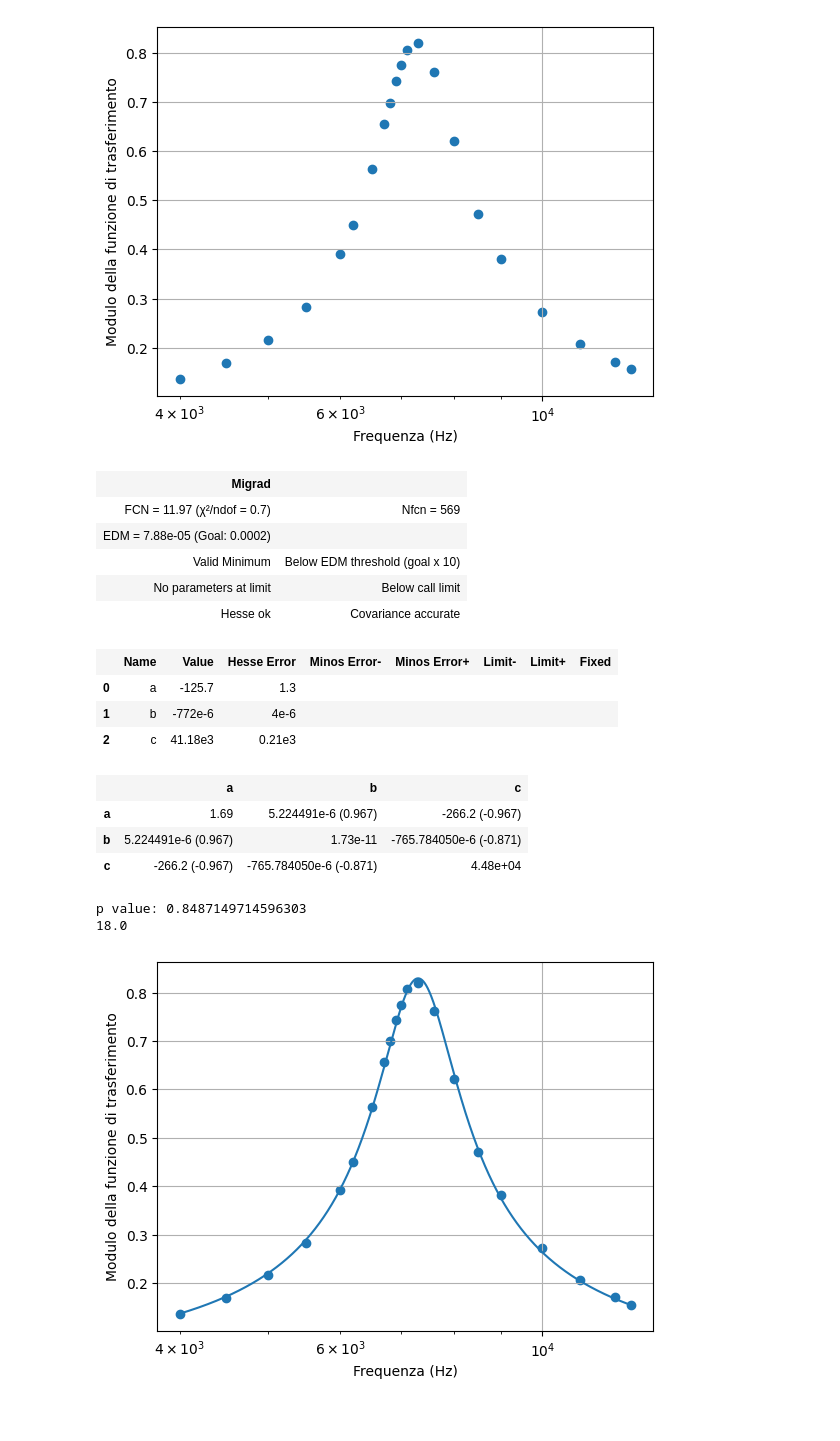
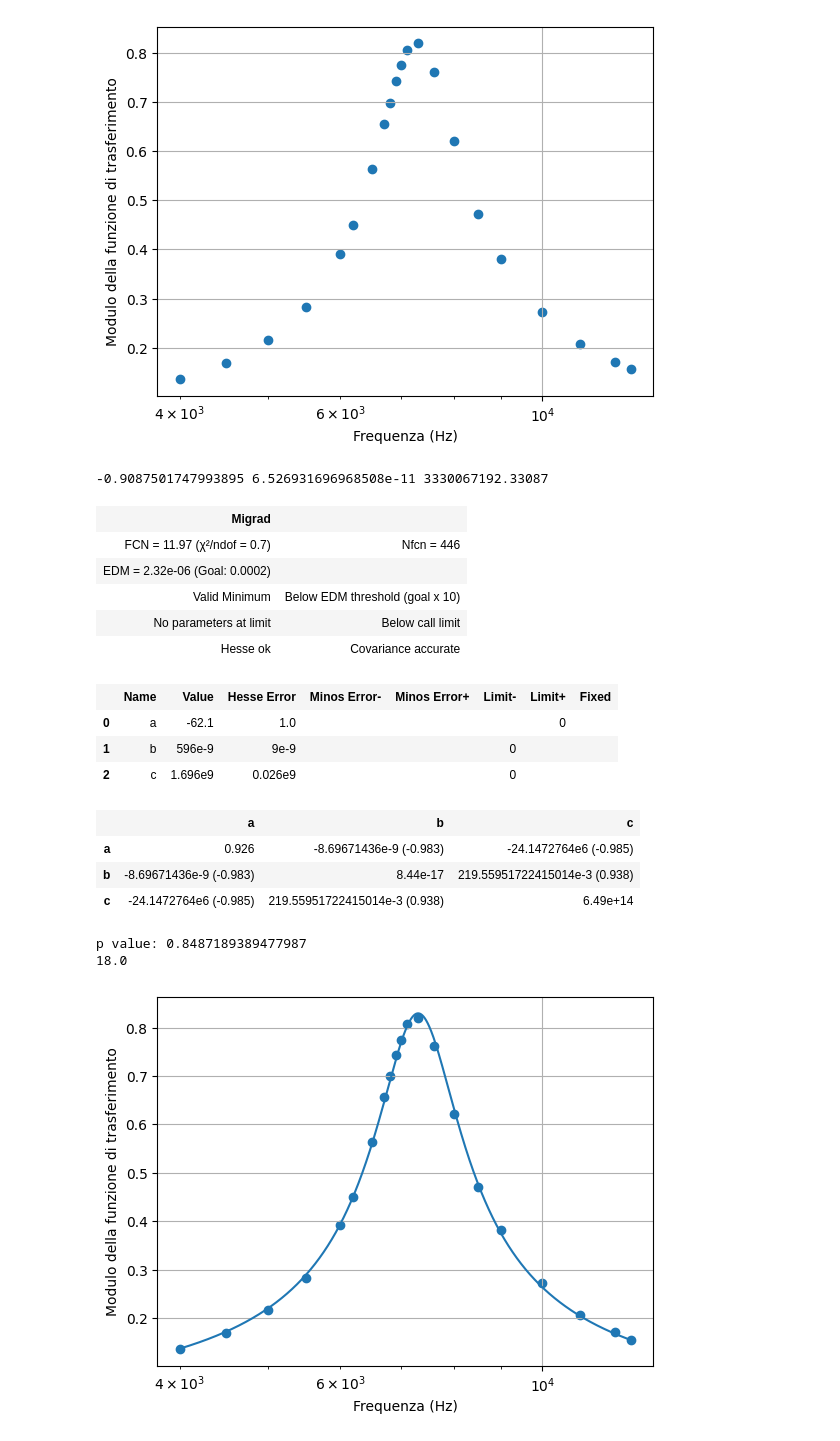
Before and after one commit to ARossiUnimib/Laboratorio-2---Gruppo-21-A.A.-2023-24, a Jupyter notebook: Notebooks/Circuiti_3/Circuiti_3.ipynb, the cells around one changed output. Drawn from its saved outputs; the diff is of its cells as text; code cells hidden in the pictures.

```diff
--- a/Notebooks/Circuiti_3/Circuiti_3.ipynb
+++ b/Notebooks/Circuiti_3/Circuiti_3.ipynb
@@ -366,2 +336,11 @@ phdiff = np.array(phdiff)
 # %% [markdown]
 ### Funzione di trasferimento della resistenza
+# %%
+L = 14 * 10 ** (-3)
+C = 10 * 10 ** (-9)
+R = 266.6 #ohm
+R_tot = R + 50
+V0 = 6.5
+
+omega0 = 1/np.sqrt(L*C)
+print(omega0/(2*np.pi))
@@ -368,3 +349,28 @@ phdiff = np.array(phdiff)
+# %%
+data = np.loadtxt("Dati/RLC_R.txt") #media di 16 campionamenti
+
+freq = []
+Vin = [] #picco picco
+Vout = []
+phdiff = [] #phase difference
+
+if len(data.shape) == 1:
+    data = data.reshape(-1, 4)  # Assuming 4 columns
+
+freq = data[:, 0] * 1000
+Vin = data[:, 1]
+Vout = data[:, 2]
+phdiff = data[:, 3] * np.pi / 180
+
+freq = np.array(freq)
+Vin = np.array(Vin)
+Vout = np.array(Vout)
+phdiff = np.array(phdiff)
+
+freq_R = np.array(freq)
+Vin_R = np.array(Vin)
+Vout_R = np.array(Vout)
+phdiff_R = np.array(phdiff)
 # %%
 fig,ax = plt.subplots(1,1)
 ax.set_xlabel("Frequenza (Hz)")
@@ -378,42 +384,51 @@ plt.grid()
 plt.show()
 # %% [output]
 [figure]
+# %%
+a0 = 1/(V0**2) - (2*L/C) / ((R * V0)**2)
+b0 = L**2 / ((R*V0)**2)
+c0 = 1 / ((C*R*V0)**2)
+print(a0,b0,c0)
+# %% [output]
+-0.9087501747993895 6.526931696968508e-11 3330067192.33087
 # %%
 def model(x,a,b,c):
-    return 1 / np.sqrt(a + (b*x - c/x)**2)
+    return 1 / np.sqrt(a + b*x**2 + c/(x**2))
 
 V_err = 0.02 * Vout/Vin
 
 minimi_quadrati = LeastSquares(freq, Vout/Vin, V_err, model)
 
-m = Minuit(minimi_quadrati, a = 10**10 / (25*10**10), b = -56/(25*10**10), c = -(10**9)/(25*10**10))
+m = Minuit(minimi_quadrati, a = a0, b = b0, c = c0)
 m.strategy = 2
+m.limits["a"] = (None, 0)
+m.limits["b", "c"] = (0, None)
 m.migrad()
 m.hesse()
 display(m)
 
 def func(x):
     return chi2.cdf(x,m.ndof)
 
 pvalue = func(np.inf) - func(m.fval)
 print("p value: " + str(pvalue))
 print(m.ndof)
 # %% [output]
 | Migrad |  |
-| FCN = 11.97 (χ²/ndof = 0.7) | Nfcn = 569 |
-| EDM = 7.88e-05 (Goal: 0.0002) |  |
+| FCN = 11.97 (χ²/ndof = 0.7) | Nfcn = 446 |
+| EDM = 2.32e-06 (Goal: 0.0002) |  |
 | Valid Minimum | Below EDM threshold (goal x 10) |
 | No parameters at limit | Below call limit |
 | Hesse ok | Covariance accurate |
 |  | Name | Value | Hesse Error | Minos Error- | Minos Error+ | Limit- | Limit+ | Fixed |
-| 0 | a | -125.7 | 1.3 |  |  |  |  |  |
-| 1 | b | -772e-6 | 4e-6 |  |  |  |  |  |
-| 2 | c | 41.18e3 | 0.21e3 |  |  |  |  |  |
+| 0 | a | -62.1 | 1.0 |  |  |  | 0 |  |
+| 1 | b | 596e-9 | 9e-9 |  |  | 0 |  |  |
+| 2 | c | 1.696e9 | 0.026e9 |  |  | 0 |  |  |
 |  | a | b | c |
-| a | 1.69 | 5.224491e-6 (0.967) | -266.2 (-0.967) |
-| b | 5.224491e-6 (0.967) | 1.73e-11 | -765.784050e-6 (-0.871) |
-| c | -266.2 (-0.967) | -765.784050e-6 (-0.871) | 4.48e+04 |
+| a | 0.926 | -8.69671436e-9 (-0.983) | -24.1472764e6 (-0.985) |
+| b | -8.69671436e-9 (-0.983) | 8.44e-17 | 219.55951722415014e-3 (0.938) |
+| c | -24.1472764e6 (-0.985) | 219.55951722415014e-3 (0.938) | 6.49e+14 |
-p value: 0.8487149714596303
+p value: 0.8487189389477987
 18.0
 # %%
 fig,ax = plt.subplots(1,1)
```
Also changed, not shown: parts of 17 cells of this notebook, 4 other files.
